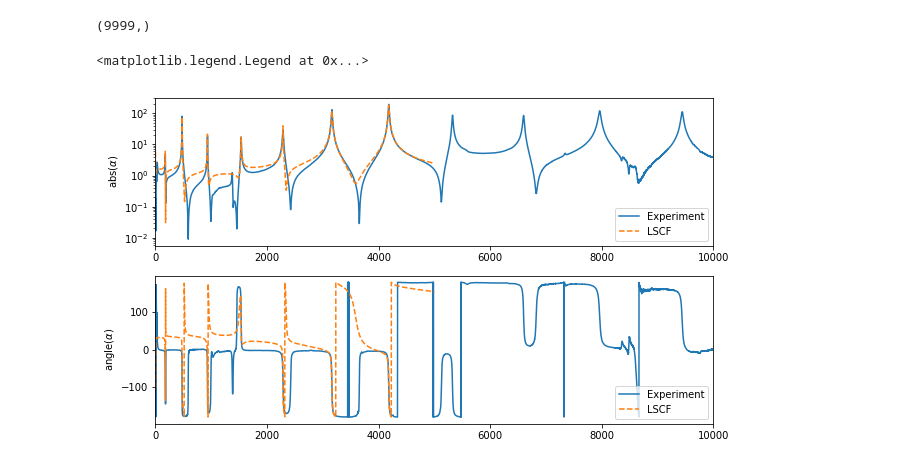
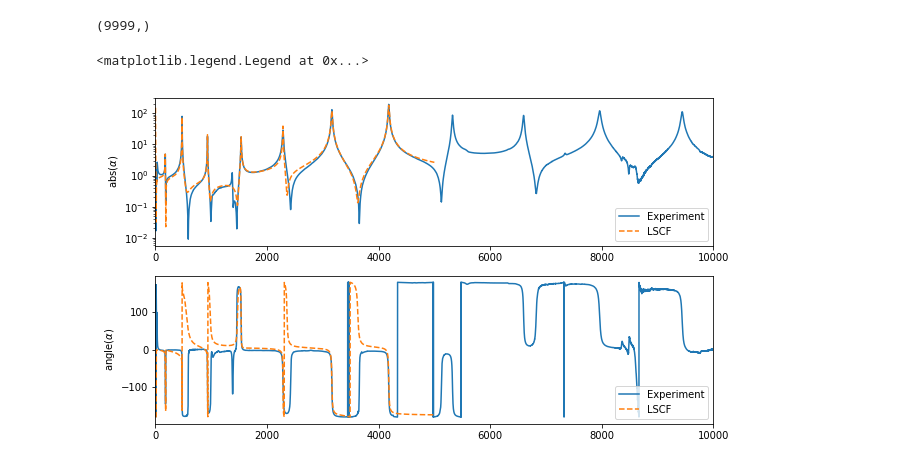
Before and after one commit to ladisk/pyEMA, a Jupyter notebook: LSCF_Showcase.ipynb, the cells around one changed output. Saved outputs shown, nothing was run; the diff lists cells and outputs as text; code cells hidden in the pictures.

```diff
--- a/LSCF_Showcase.ipynb
+++ b/LSCF_Showcase.ipynb
@@ -93,24 +102,24 @@ freq.shape
 # %%
 freq_a = acc.freq
 select_loc = 0
 
 plt.figure(figsize = ((10,6)))
 plt.subplot(211)
 
 plt.semilogy(freq, np.abs(FRF[select_loc]), label='Experiment')
-plt.semilogy(freq_a, np.abs(frf_rec[0]),'--', label='LSCF')
+plt.semilogy(freq_a, np.abs(frf_rec[select_loc]),'--', label='LSCF')
 plt.xlim(0,freq[-1])
 plt.ylabel(r"abs($\alpha$)")
 
 plt.legend(loc = 'best')
 
 plt.subplot(212)
 plt.plot(freq, np.angle(FRF[select_loc],deg = 1), label='Experiment')
-plt.plot(freq_a, np.angle(frf_rec[0],deg = 1),'--',label='LSCF')
+plt.plot(freq_a, np.angle(frf_rec[select_loc],deg = 1),'--',label='LSCF')
 plt.xlim(0,freq[-1])
 
 plt.ylabel(r"angle($\alpha$)")
 plt.legend(loc = 'best')
 # %% [output]
 <matplotlib.legend.Legend at 0x...>
-[figure, old version]
+[figure, new version]
```
Also changed, not shown: parts of 4 cells of this notebook, 1 other file.
